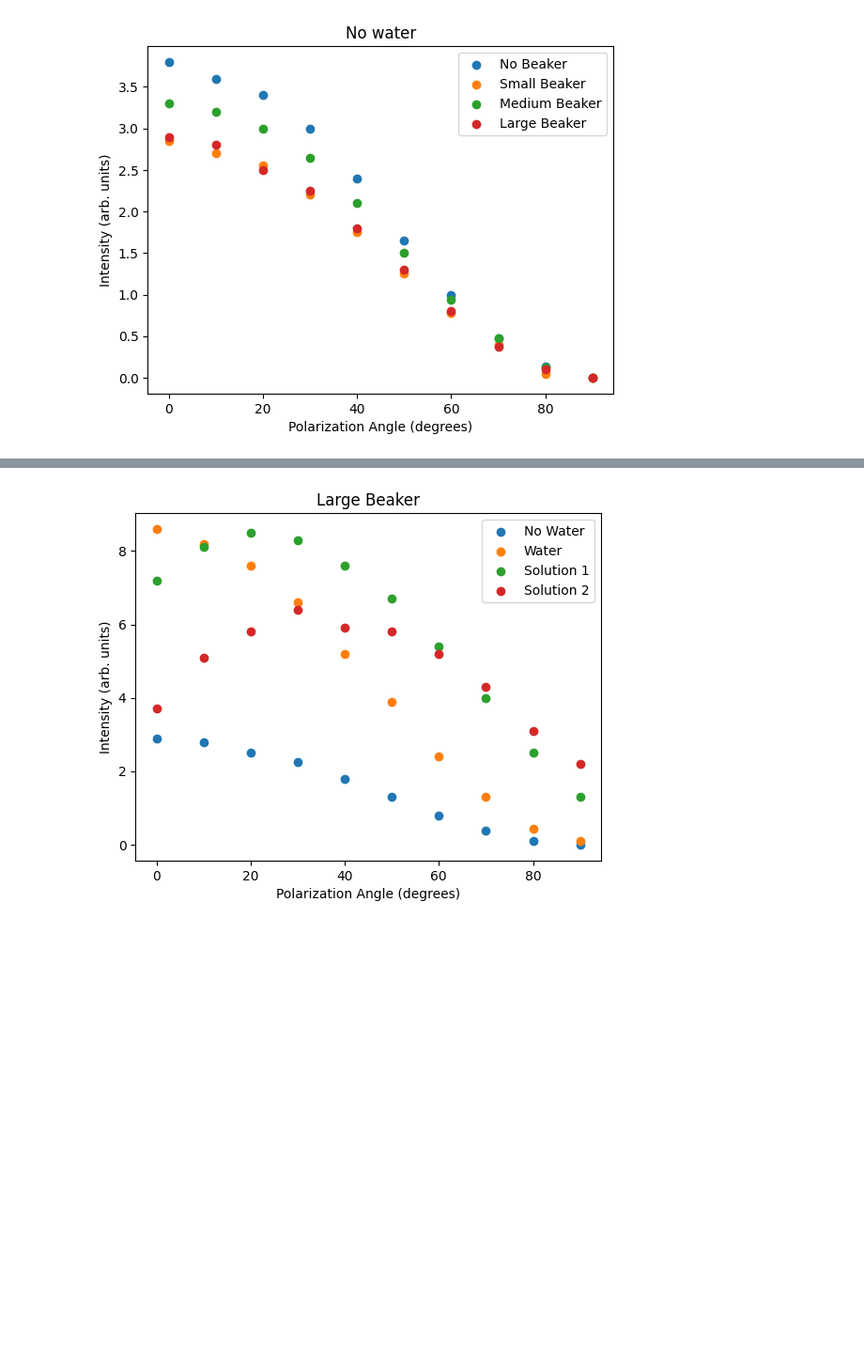
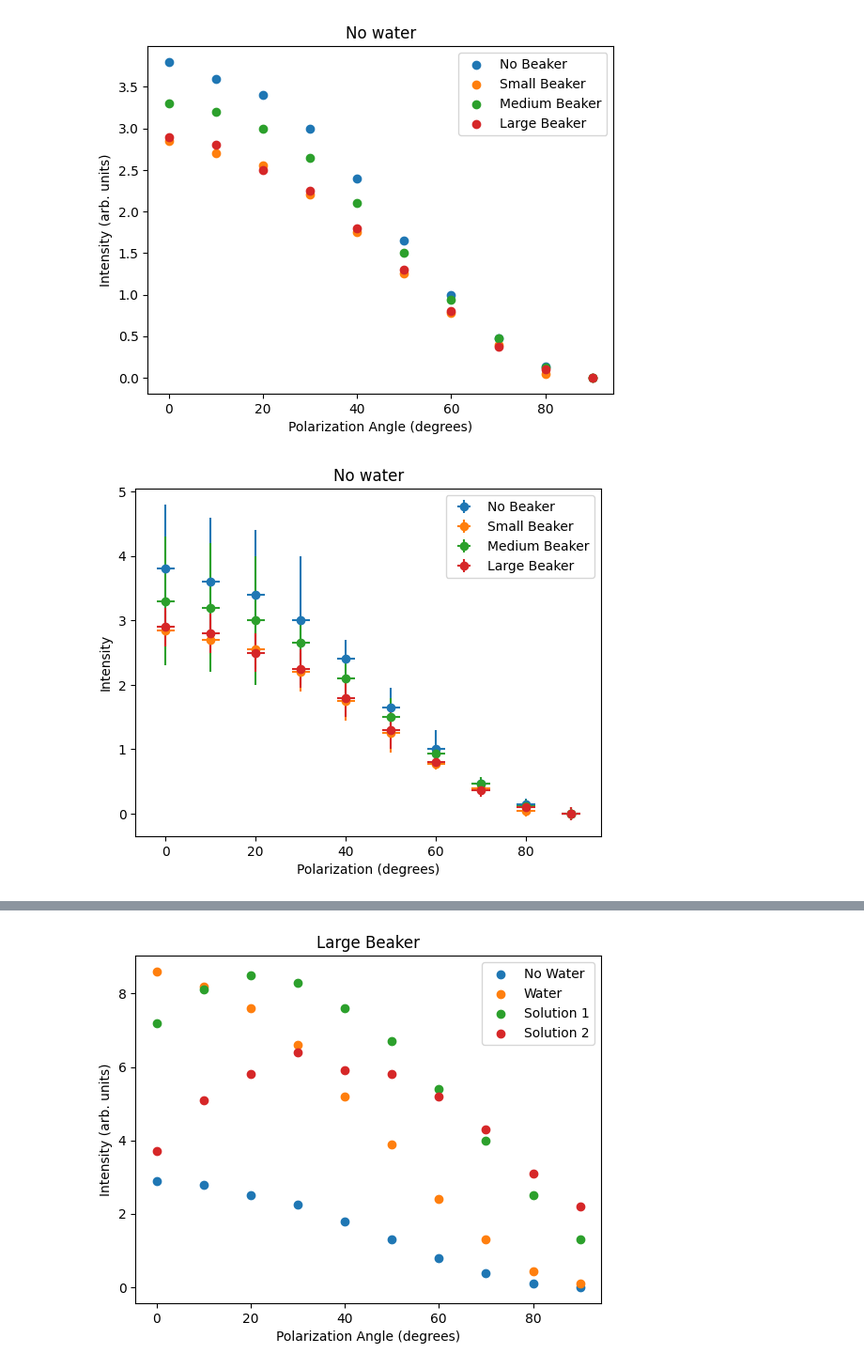
Before and after one commit to wmallah/OpticsLab, a Jupyter notebook: experiment_01/code/data_analysis.ipynb, the cells around one changed output, grey strips where cells are left out. Shown at 94% size. Cells and saved outputs as stored; diff of their text form; code cells hidden in the pictures; blank space fills up the shorter version.

Commit message:
Added some error bars to graphs and created another function for graphing

```diff
--- a/experiment_01/code/data_analysis.ipynb
+++ b/experiment_01/code/data_analysis.ipynb
@@ -2,32 +2,59 @@
 import numpy as np
 import matplotlib.pyplot as plt
 import scipy as sp
+# %%
+# Define function to plot polarization versus intensity for each beaker size
+
+def polarization_v_intensity_by_beaker_size(no_beaker_polarization, small_beaker_polarization, medium_beaker_polarization, large_beaker_polarization, no_beaker_intensity, small_beaker_intensity, medium_beaker_intensity, large_beaker_intensity, polarization_error, no_beaker_intensity_error, small_beaker_intensity_error, medium_beaker_intensity_error, large_beaker_intensity_error, title):
+    fig, ax = plt.subplots()
+    ax.errorbar(no_beaker_polarization, no_beaker_intensity, xerr=polarization_error, yerr=no_beaker_intensity_error, fmt='o', label='No Beaker')
+    ax.errorbar(small_beaker_polarization, small_beaker_intensity, xerr=polarization_error, yerr=small_beaker_intensity_error, fmt='o', label='Small Beaker')
+    ax.errorbar(medium_beaker_polarization, medium_beaker_intensity, xerr=polarization_error, yerr=medium_beaker_intensity_error, fmt='o', label='Medium Beaker')
+    ax.errorbar(large_beaker_polarization, large_beaker_intensity, xerr=polarization_error, yerr=large_beaker_intensity_error, fmt='o', label='Large Beaker')
+    ax.set_xlabel('Polarization (degrees)')
+    ax.set_ylabel('Intensity')
+    ax.set_title(title)
+    ax.legend()
+    plt.show()
 # %%
 # No beaker (control)
 no_beaker_polarization = np.array([90, 80, 70, 60, 50, 40, 30, 20, 10, 0])
 no_beaker_intensity = np.array([0.0, 0.14, 0.47, 1.00, 1.65, 2.40, 3.0, 3.4, 3.6, 3.8])
 
 # Small beaker without water
 small_beaker_polarization = np.array([90, 80, 70, 60, 50, 40, 30, 20, 10, 0])
 small_beaker_intensity = np.array([0.0, 0.05, 0.40, 0.78, 1.25, 1.75, 2.20, 2.55, 2.70, 2.85])
 
 # Medium beaker without water
 medium_beaker_polarization = np.array([90, 80, 70, 60, 50, 40, 30, 20, 10, 0])
 medium_beaker_intensity = np.array([0.0, 0.12, 0.47, 0.94, 1.50, 2.10, 2.65, 3.0, 3.2, 3.3])
 
 # Large beaker without water
 large_beaker_polarization = np.array([90, 80, 70, 60, 50, 40, 30, 20, 10, 0])
 large_beaker_intensity = np.array([0.0, 0.10, 0.37, 0.80, 1.30, 1.80, 2.25, 2.50, 2.80, 2.90])
 
+# Polarizing lens error (uniform for all sets of data points)
+polarization_error_degrees = np.full((len(no_beaker_polarization), ), 2)
+# Intensity error for no beaker (different for each set of data points)
+no_beaker_intensity_error = np.array([0.1, 0.1, 0.1, 0.3, 0.3, 0.3, 1, 1, 1, 1])
+small_beaker_intensity_error = np.array([0.1, 0.1, 0.1, 0.1, 0.3, 0.3, 0.3, 0.3, 0.3, 0.3])
+medium_beaker_intensity_error = np.array([0.1, 0.1, 0.1, 0.1, 0.3, 0.3, 0.3, 1, 1, 1])
+large_beaker_intensity_error = np.array([0.1, 0.1, 0.1, 0.1, 0.3, 0.3, 0.3, 0.3, 0.3, 0.3])
+
+
 # Plot the data
 plt.scatter(no_beaker_polarization, no_beaker_intensity, label='No Beaker')
 plt.scatter(small_beaker_polarization, small_beaker_intensity, label='Small Beaker')
 plt.scatter(medium_beaker_polarization, medium_beaker_intensity, label='Medium Beaker')
 plt.scatter(large_beaker_polarization, large_beaker_intensity, label='Large Beaker')
 plt.xlabel('Polarization Angle (degrees)')
 plt.ylabel('Intensity (arb. units)')
 plt.title("No water")
 plt.legend(loc='best')
 plt.show()
+
+# Plot the data
+polarization_v_intensity_by_beaker_size(no_beaker_polarization, small_beaker_polarization, medium_beaker_polarization, large_beaker_polarization, no_beaker_intensity, small_beaker_intensity, medium_beaker_intensity, large_beaker_intensity, polarization_error_degrees, no_beaker_intensity_error, small_beaker_intensity_error, medium_beaker_intensity_error, large_beaker_intensity_error, "No water")
 # %% [output]
 [figure]
+[figure, added]
```
Also changed, not shown: parts of 6 cells of this notebook, 2 other files.
